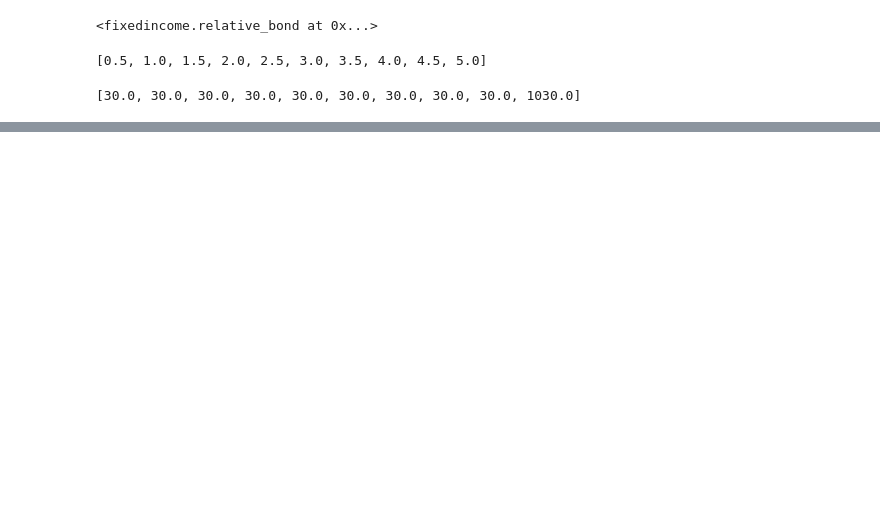
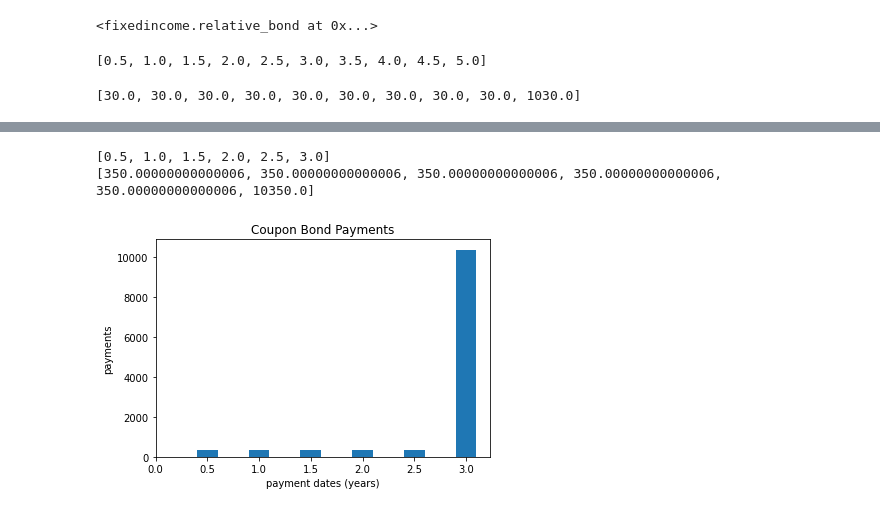
Before and after one commit to javifalces/colab_test, a Jupyter notebook: financial_derivatives_bonds.ipynb, the cells around one changed output, grey strips where cells are left out. Cells and saved outputs as stored; diff of their text form; code cells hidden in the pictures; blank space fills up the shorter version.

```diff
--- a/financial_derivatives_bonds.ipynb
+++ b/financial_derivatives_bonds.ipynb
@@ -33,0 +57,10 @@ coupon_bond.get_coupons()
+# %%
+bond = fi.create_coupon_bond(maturity = 3, face = 10000, rate = 7, frequency = 2)
+#check it
+print(bond.get_dates())
+print(bond.get_coupons())
+bond.plot_payments()
+# %% [output]
+[0.5, 1.0, 1.5, 2.0, 2.5, 3.0]
+[350.00000000000006, 350.00000000000006, 350.00000000000006, 350.00000000000006, 350.00000000000006, 10350.0]
+[figure, added]
```
Also changed, not shown: parts of 18 cells of this notebook.
